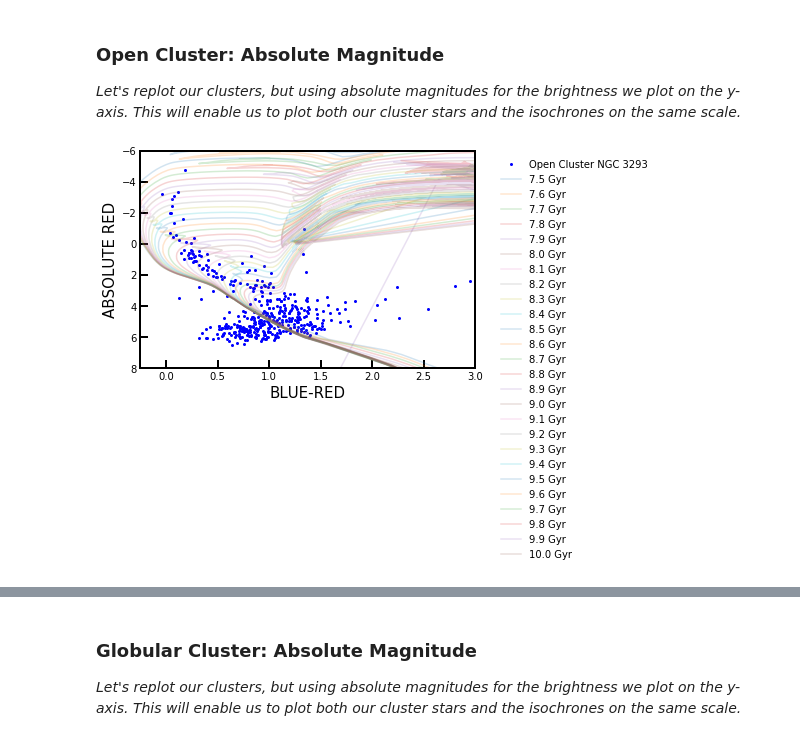
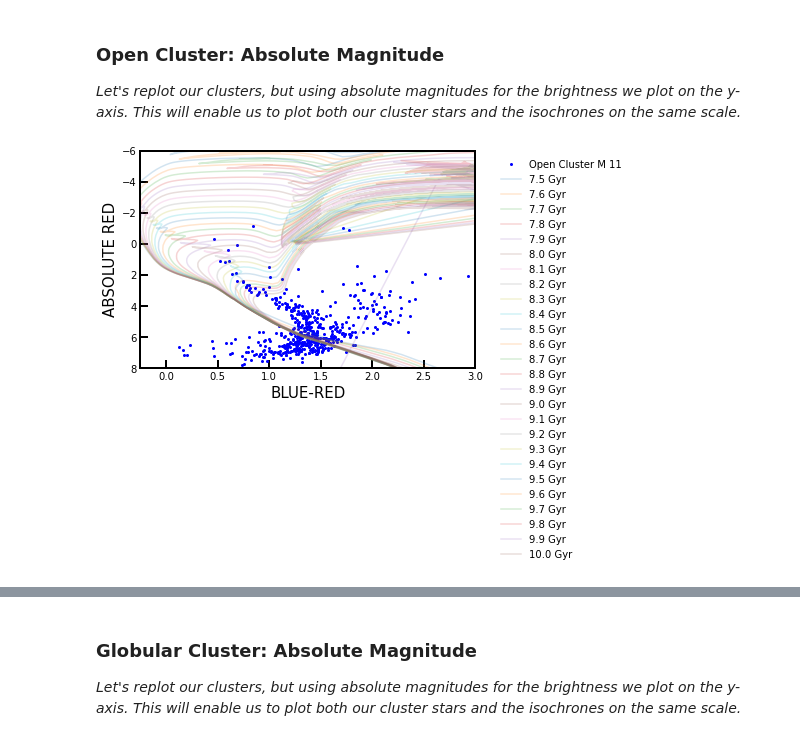
Before and after one commit to vvildfire/ASTR-591-Age-of-Clusters, a Jupyter notebook: Age of Clusters-Final-2021.ipynb, the cells around one changed output, grey strips where cells are left out. Saved outputs shown, nothing was run; the diff lists cells and outputs as text; code cells hidden in the pictures.

```diff
--- a/Age of Clusters-Final-2021.ipynb
+++ b/Age of Clusters-Final-2021.ipynb
@@ -350,8 +375,8 @@ iso_GBP_GRP = isochrones[:,5]-isochrones[:,6] #our "x_values" blue - red
 <p1><i>Let's replot our clusters, but using absolute magnitudes for the brightness we plot on the y-axis.  This will enable us to plot both our cluster stars and the isochrones on the same scale.</i>
 # %%
 #We want to plot all the isochrones as indepent lines on our absolute magnitude plots
-#STUDENT CUSTOMIZES THE CLUSTER CHOICE DISTANCE HERE
-open_cluster_distance=2750 #pc
+#Cluster 1: M11
+M11_distance=1900 #pc
 
 
 #Let's figure out the arrays we need for our x and y axes
@@ -359,41 +384,41 @@ open_cluster_distance=2750 #pc
 #We also know the y axis is only the brightness in the red band, that's easier so let's start there
 
 #STUDENT CUSTOMIZES THE CLUSTER RADIUS HERE
-cutoff_radius=0.05 #degrees
-open_y_red=data['phot_rp_mean_mag'][distance_from_open < cutoff_radius]
-open_x_bmr=data['phot_bp_mean_mag'][distance_from_open < cutoff_radius]-data['phot_rp_mean_mag'][distance_from_open < cutoff_radius]
+cutoff_radius=0.07 #degrees
+open_y_red=data['phot_rp_mean_mag'][distance_from_M11 < cutoff_radius]
+open_x_bmr=data['phot_bp_mean_mag'][distance_from_M11 < cutoff_radius]-data['phot_rp_mean_mag'][distance_from_M11 < cutoff_radius]
 
 #Convert y axis values to absolute magnitudes
-abs_open_y_red=[absolute_M(x,open_cluster_distance) for x in open_y_red]
+abs_open_y_red=[absolute_M(x,M11_distance) for x in open_y_red]
 
 fig = plt.figure()
 ax = fig.add_subplot(111)
 
 #Plot the color and magnitude values here!  Make sure to change the points label to be your chosen cluster
-plt.plot(open_x_bmr,abs_open_y_red,'bo',markersize=2,label='Open Cluster NGC 3293')
+plt.plot(open_x_bmr,abs_open_y_red,'bo',markersize=2,label='Open Cluster M 11')
 
 #For each diffrently aged line:
 for i in range(len(age_list)):
     #plot the lines corresponding the red absolute magntiude and blue-red color differences of each individually aged isochrone
     plt.plot(iso_GBP_GRP[ages == age_list[i]],iso_GRP[ages == age_list[i]],marker='',linestyle='-',label=str(age_list[i])+' Gyr',alpha=0.2) #alpha controls the opacity of the lines
 
 
 #Astronomy is weird, so here I set y axis to be inverted.  Answer this in question 1.3!
 plt.axis([-0.25, 3,  8, -6])
 
 #Whole bunch of formatting lines below to make things look nicer, use for your own plots in other works!
 plt.legend(loc=2,prop={'size':10},frameon=False, bbox_to_anchor=(1.05, 1))
 plt.setp(ax.spines.values(), linewidth=2) #Set's outer border thickness
 ax.get_yaxis().set_tick_params(which='both',direction='in') #Sets the tick marks to face inwards
 ax.get_xaxis().set_tick_params(which='both',direction='in')
 plt.xlabel('BLUE-RED',fontsize=15)
 plt.ylabel('ABSOLUTE RED',fontsize=15)
 plt.tick_params(which='major', length=8, width=2) #Customize the size of tick marks
 plt.tick_params(which='minor', length=3, width=2)
 
 #Next we want to see the plot we made
 plt.show()
-#fig.savefig('isochrone_abs_open_cluster_color_mag_diagram.pdf', dpi=800)  #Take away the first # at the beginning of this line to save as a pdf!
+fig.savefig('isochrone_abs_M11_color_mag_diagram.pdf', dpi=800)  #Take away the first # at the beginning of this line to save as a pdf!
 plt.close()
 # %% [output]
-[figure, old version]
+[figure, new version]
```
Also changed, not shown: parts of 12 cells of this notebook.
